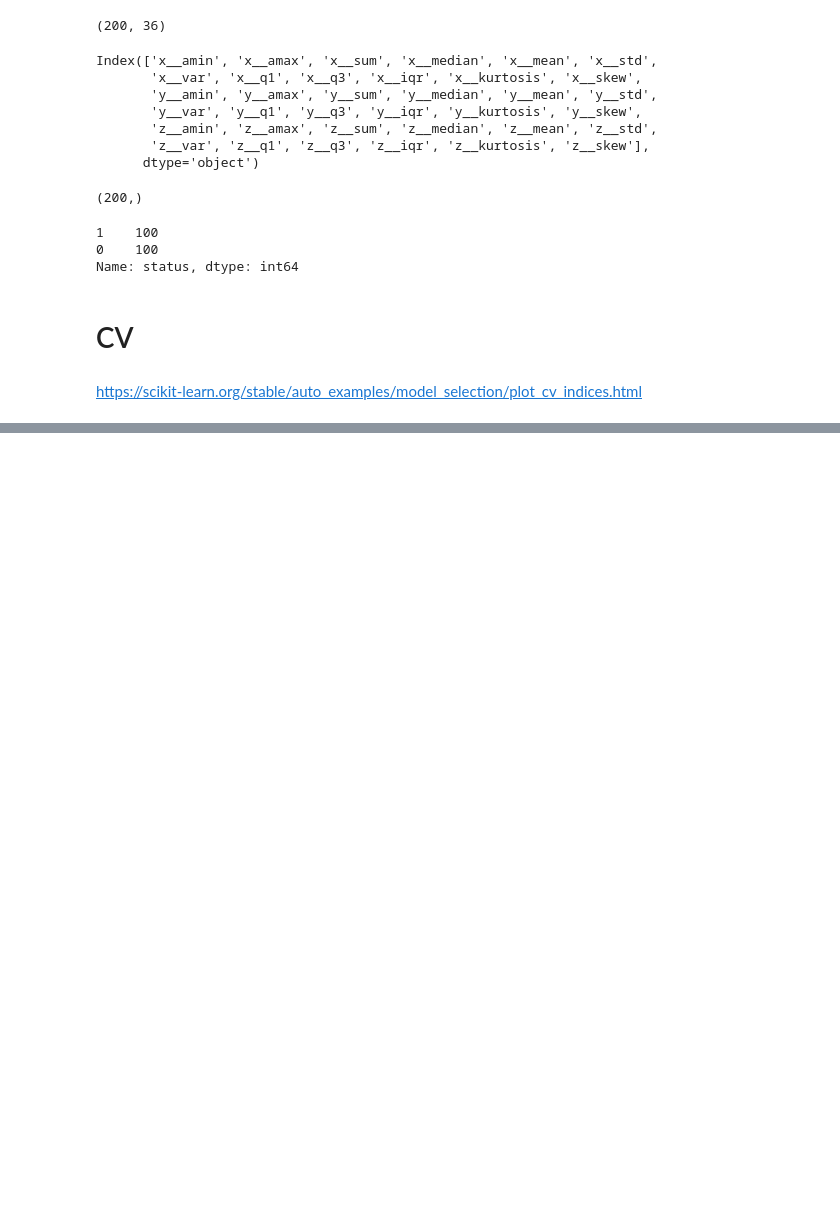
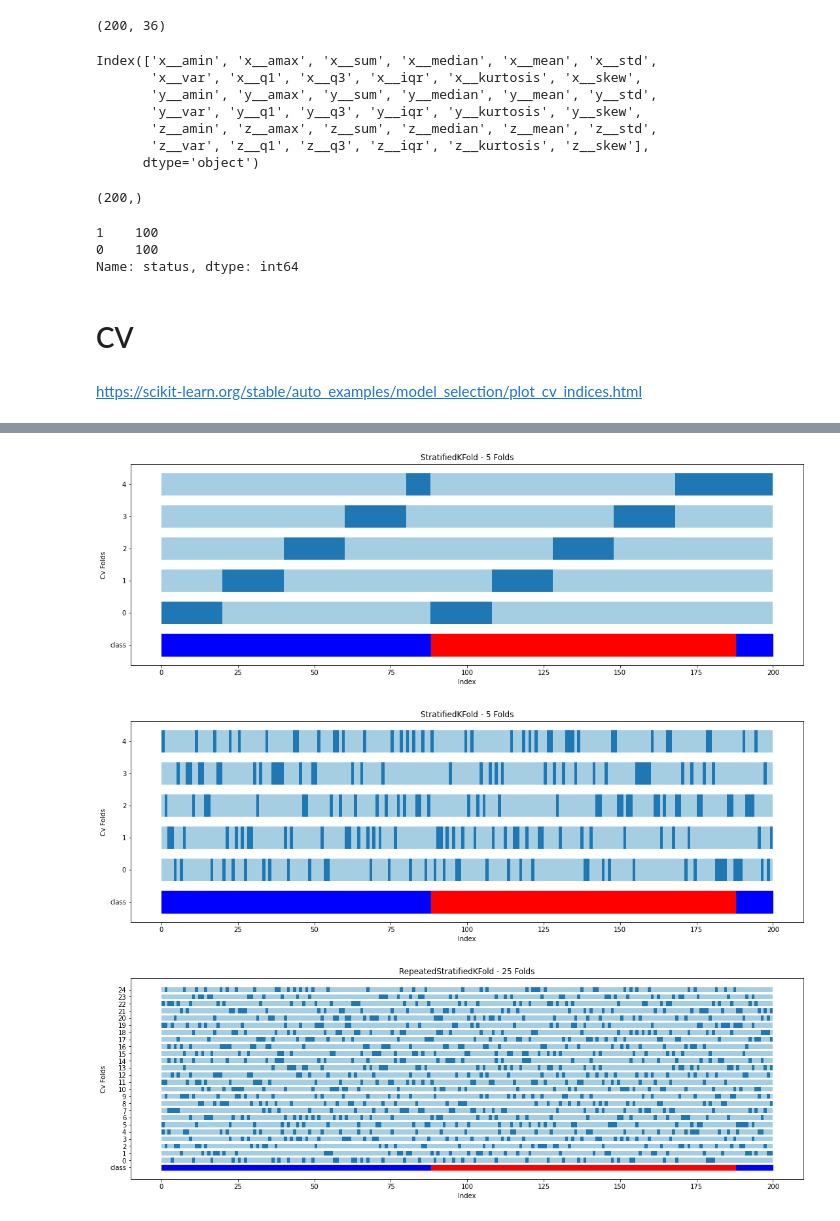
Before and after one commit to WaldemarWalo/DataScienceProjects, a Jupyter notebook: Bearing_Classification/30.design_cv.ipynb, the cells around one changed output, grey strips where cells are left out. Saved outputs shown, nothing was run; the diff lists cells and outputs as text; code cells hidden in the pictures; blank space fills up the shorter version.

```diff
--- a/Bearing_Classification/30.design_cv.ipynb
+++ b/Bearing_Classification/30.design_cv.ipynb
@@ -149,0 +195,13 @@ plot_cv_folds(StratifiedKFold(5, shuffle=True), X, y, 5)
+# %%
+plot_cv_folds2(
+    StratifiedKFold(5), X, y, 5)
+
+plot_cv_folds2(
+    StratifiedKFold(5, shuffle=True), X, y, 5)
+
+plot_cv_folds2(
+    RepeatedStratifiedKFold(n_splits=5, n_repeats=5), X, y, 5)
+# %% [output]
+[figure, added]
+[figure, added]
+[figure, added]
```
Also changed, not shown: parts of 7 cells of this notebook, 7 other files.
